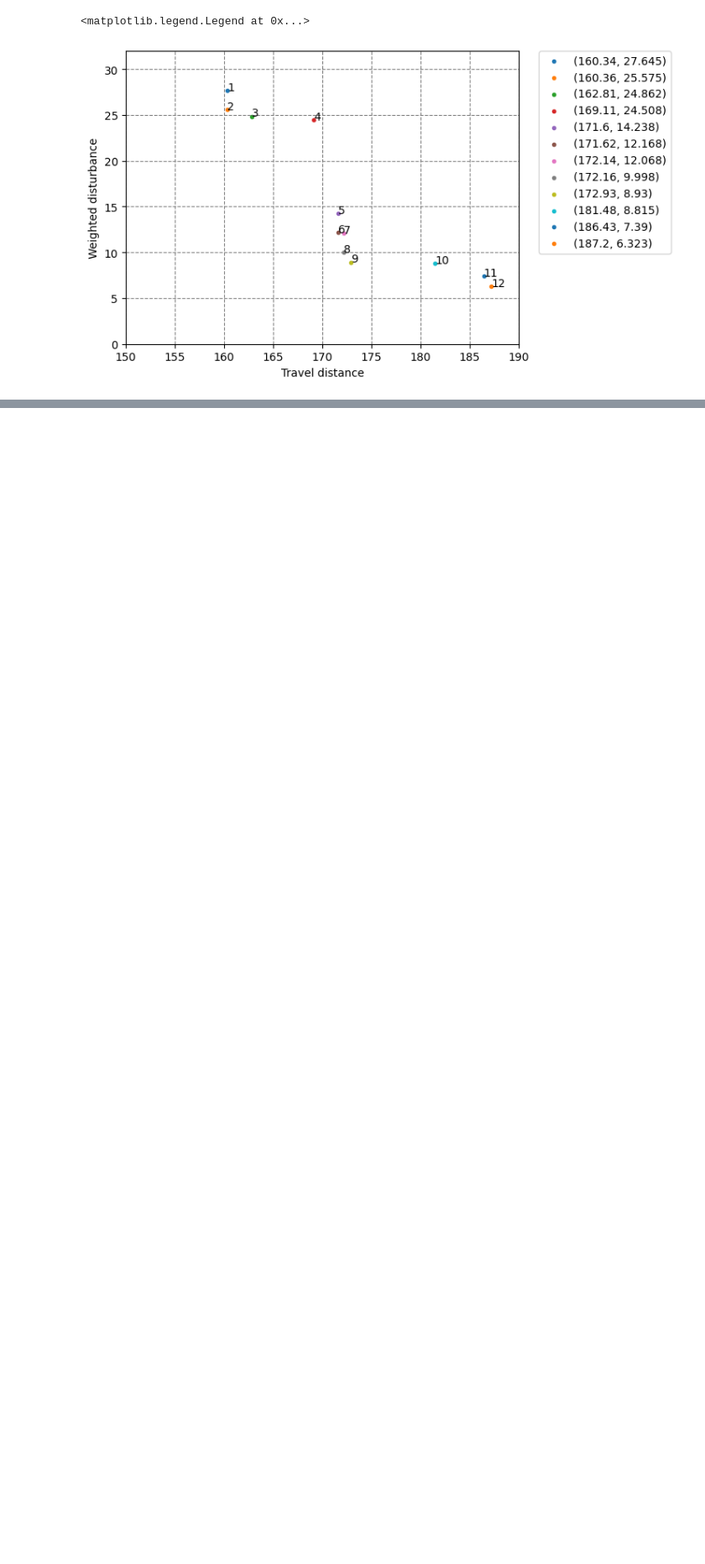
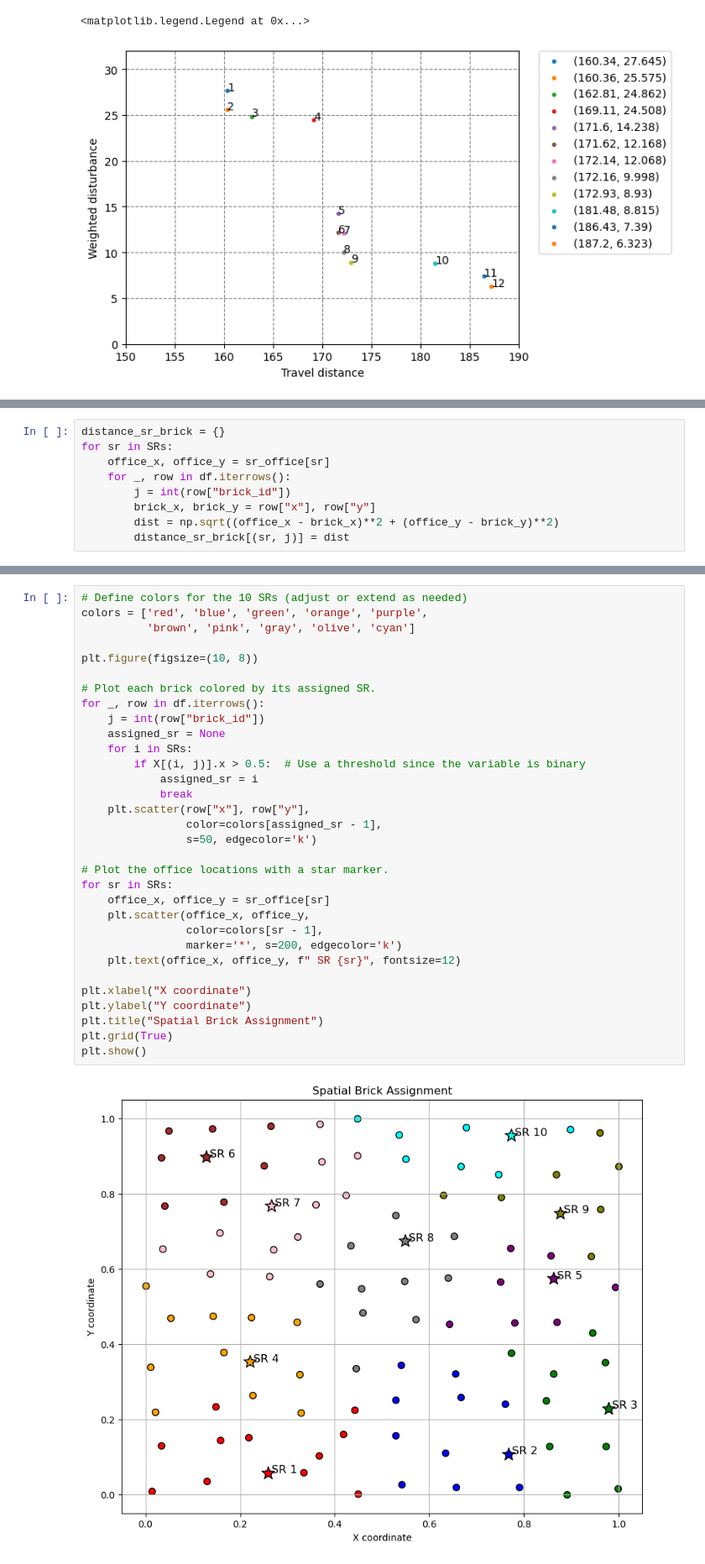
Before and after one commit to LucasTramonte/Decision-systems, a Jupyter notebook: main.ipynb, the cells around one changed output, grey strips where cells are left out. Shown at 84% size. Drawn from its saved outputs; the diff is of its cells as text; blank space fills up the shorter version.

```diff
--- a/main.ipynb
+++ b/main.ipynb
@@ -1232,0 +659,9 @@ No optimal solution found. (Status: 3)
+# %%
+distance_sr_brick = {}
+for sr in SRs:
+    office_x, office_y = sr_office[sr]
+    for _, row in df.iterrows():
+        j = int(row["brick_id"])
+        brick_x, brick_y = row["x"], row["y"]
+        dist = np.sqrt((office_x - brick_x)**2 + (office_y - brick_y)**2)
+        distance_sr_brick[(sr, j)] = dist
@@ -1232,0 +726,34 @@ No optimal solution found. (Status: 3)
+# %%
+# Define colors for the 10 SRs (adjust or extend as needed)
+colors = ['red', 'blue', 'green', 'orange', 'purple',
+          'brown', 'pink', 'gray', 'olive', 'cyan']
+
+plt.figure(figsize=(10, 8))
+
+# Plot each brick colored by its assigned SR.
+for _, row in df.iterrows():
+    j = int(row["brick_id"])
+    assigned_sr = None
+    for i in SRs:
+        if X[(i, j)].x > 0.5:  # Use a threshold since the variable is binary
+            assigned_sr = i
+            break
+    plt.scatter(row["x"], row["y"],
+                color=colors[assigned_sr - 1],
+                s=50, edgecolor='k')
+
+# Plot the office locations with a star marker.
+for sr in SRs:
+    office_x, office_y = sr_office[sr]
+    plt.scatter(office_x, office_y,
+                color=colors[sr - 1],
+                marker='*', s=200, edgecolor='k')
+    plt.text(office_x, office_y, f" SR {sr}", fontsize=12)
+
+plt.xlabel("X coordinate")
+plt.ylabel("Y coordinate")
+plt.title("Spatial Brick Assignment")
+plt.grid(True)
+plt.show()
+# %% [output]
+[figure, added]
```
Also changed, not shown: parts of 46 cells of this notebook, 2 other files.
